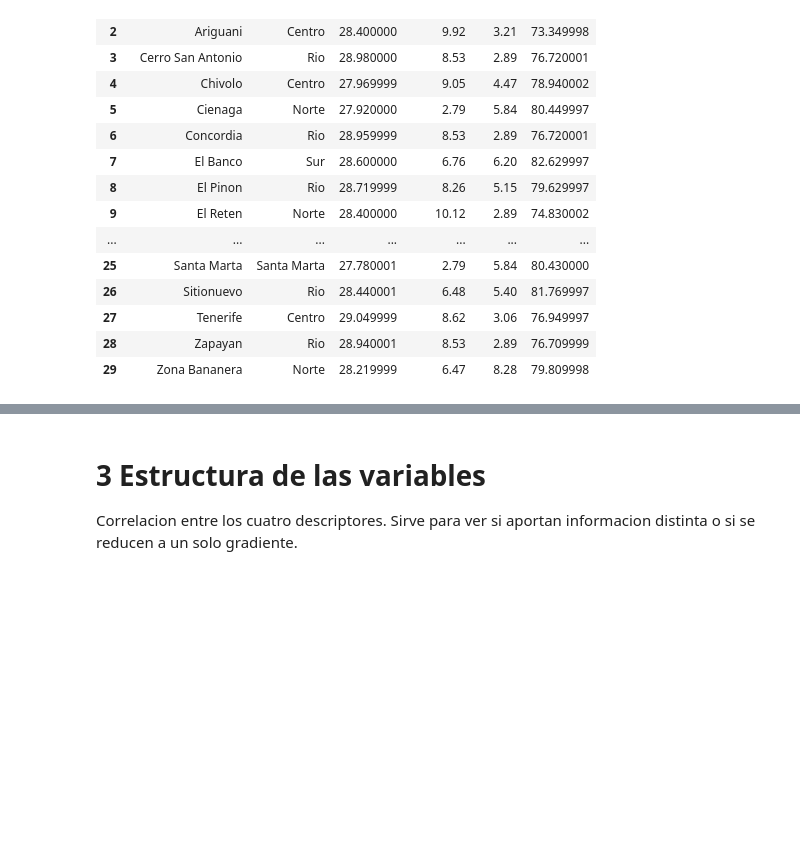
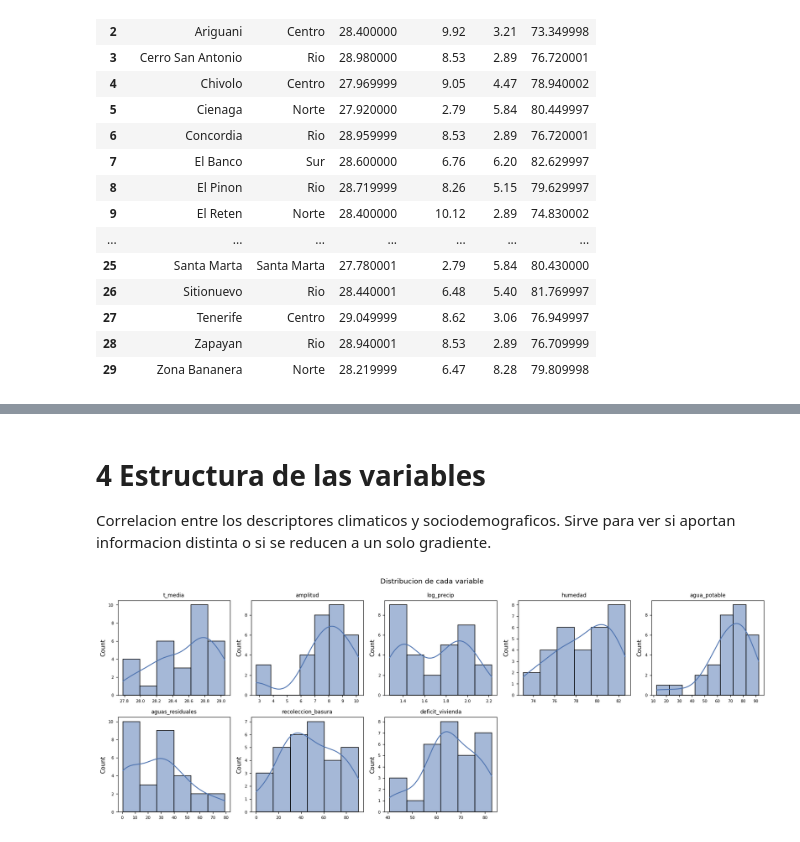
Before and after one commit to Edmh1/dengue-surveillance-magdalena, a Jupyter notebook: notebooks/04_dengue_clustering.ipynb, the cells around one changed output, grey strips where cells are left out. Saved outputs shown, nothing was run; the diff lists cells and outputs as text; code cells hidden in the pictures; blank space fills up the shorter version.

```diff
--- a/notebooks/04_dengue_clustering.ipynb
+++ b/notebooks/04_dengue_clustering.ipynb
@@ -250,6 +336,22 @@ sesgo precip: 0.3
 # %% [markdown]
-# 3 Estructura de las variables
+# 4 Estructura de las variables
 
-Correlacion entre los cuatro descriptores. Sirve para ver si aportan informacion distinta
-o si se reducen a un solo gradiente.
+Correlacion entre los descriptores climaticos y sociodemograficos. Sirve para ver si aportan informacion distinta o si se reducen a un solo gradiente.
+# %%
+feats = ["t_media", "amplitud", "log_precip", "humedad",
+         "agua_potable", "aguas_residuales", "recoleccion_basura",
+         "deficit_vivienda"]
+
+fig, axes = plt.subplots(2, 5, figsize=(16, 6))
+for ax, f in zip(axes.flat, feats):
+    sns.histplot(perfil[f], kde=True, ax=ax, color="#4c72b0")
+    ax.set_title(f, fontsize=9)
+    ax.set_xlabel("")
+    ax.tick_params(labelsize=7)
+for ax in axes.flat[len(feats):]:
+    ax.set_axis_off()
+fig.suptitle("Distribucion de cada variable")
+plt.tight_layout(); plt.show()
+# %% [output]
+[figure, added]
 # %%
```
Also changed, not shown: parts of 29 cells of this notebook, 1 other file.
